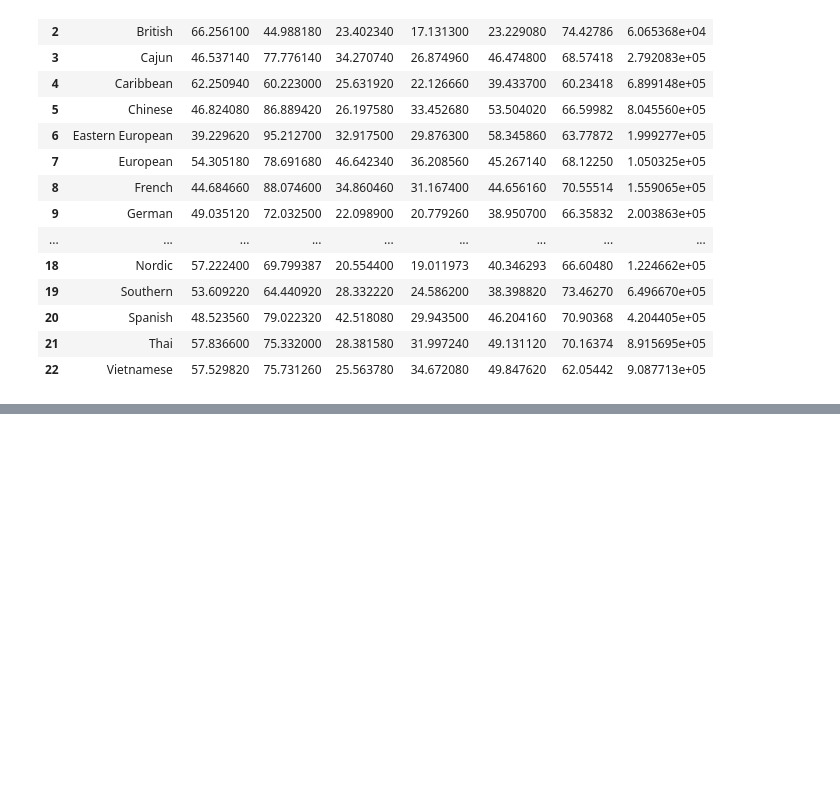
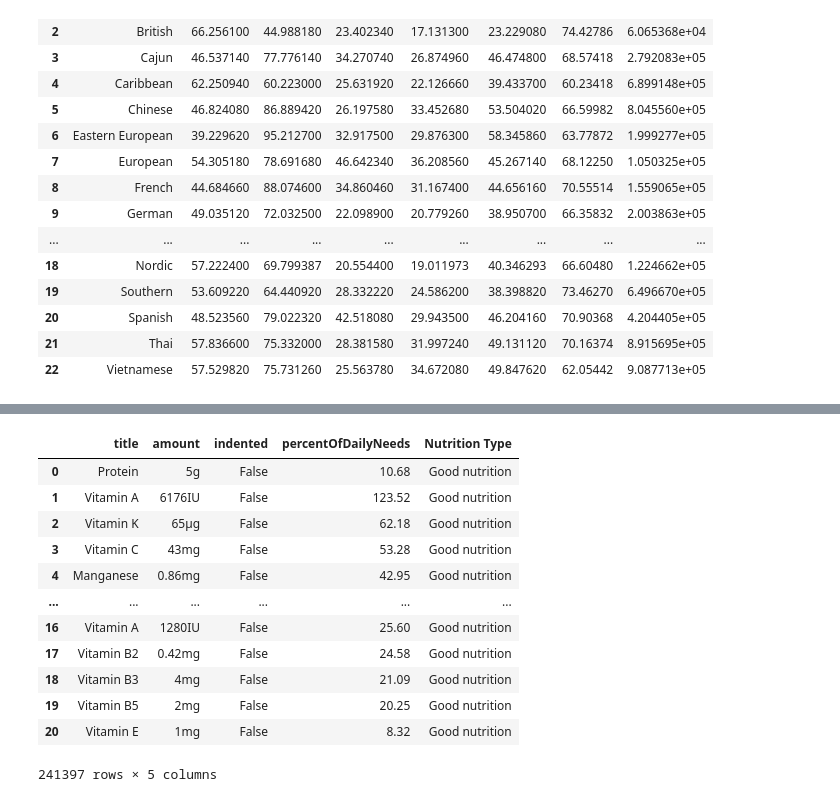
Before and after one commit to CodyBurker/Recipe-Radar, a Jupyter notebook: Tableau_csvs.ipynb, the cells around one changed output, grey strips where cells are left out. Saved outputs shown, nothing was run; the diff lists cells and outputs as text; code cells hidden in the pictures; blank space fills up the shorter version.

```diff
--- a/Tableau_csvs.ipynb
+++ b/Tableau_csvs.ipynb
@@ -92,6 +106,21 @@ nutrition
 # %%
 new_df = pd.concat(pd.DataFrame(pd.json_normalize(x)) for x in nutrition['goodNutrition'].apply(ast.literal_eval))
 new_df['Nutrition Type']="Good nutrition"
+new_df
+# %% [output]
+|  | title | amount | indented | percentOfDailyNeeds | Nutrition Type |
+| 0 | Protein | 5g | False | 10.68 | Good nutrition |
+| 1 | Vitamin A | 6176IU | False | 123.52 | Good nutrition |
+| 2 | Vitamin K | 65µg | False | 62.18 | Good nutrition |
+| 3 | Vitamin C | 43mg | False | 53.28 | Good nutrition |
+| 4 | Manganese | 0.86mg | False | 42.95 | Good nutrition |
+| ... | ... | ... | ... | ... | ... |
+| 16 | Vitamin A | 1280IU | False | 25.60 | Good nutrition |
+| 17 | Vitamin B2 | 0.42mg | False | 24.58 | Good nutrition |
+| 18 | Vitamin B3 | 4mg | False | 21.09 | Good nutrition |
+| 19 | Vitamin B5 | 2mg | False | 20.25 | Good nutrition |
+| 20 | Vitamin E | 1mg | False | 8.32 | Good nutrition |
+241397 rows × 5 columns
 # %%
 new_df_bad = pd.concat(pd.DataFrame(pd.json_normalize(x)) for x in nutrition['badNutrition'].apply(ast.literal_eval))
 new_df_bad['Nutrition Type']="Bad nutrition"
```
Also changed, not shown: parts of 14 cells of this notebook.
